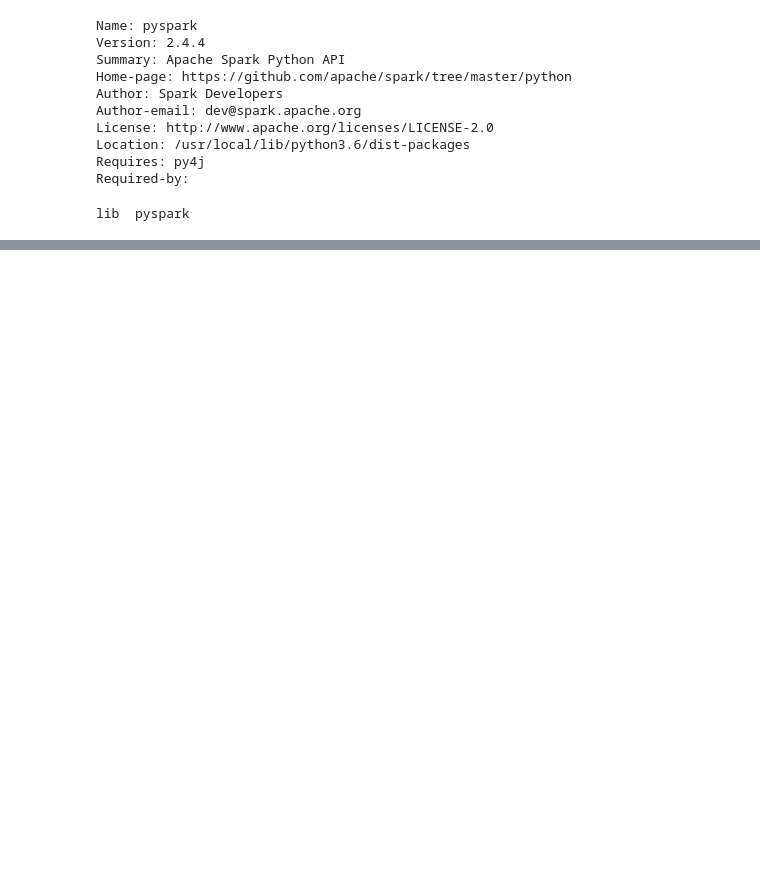
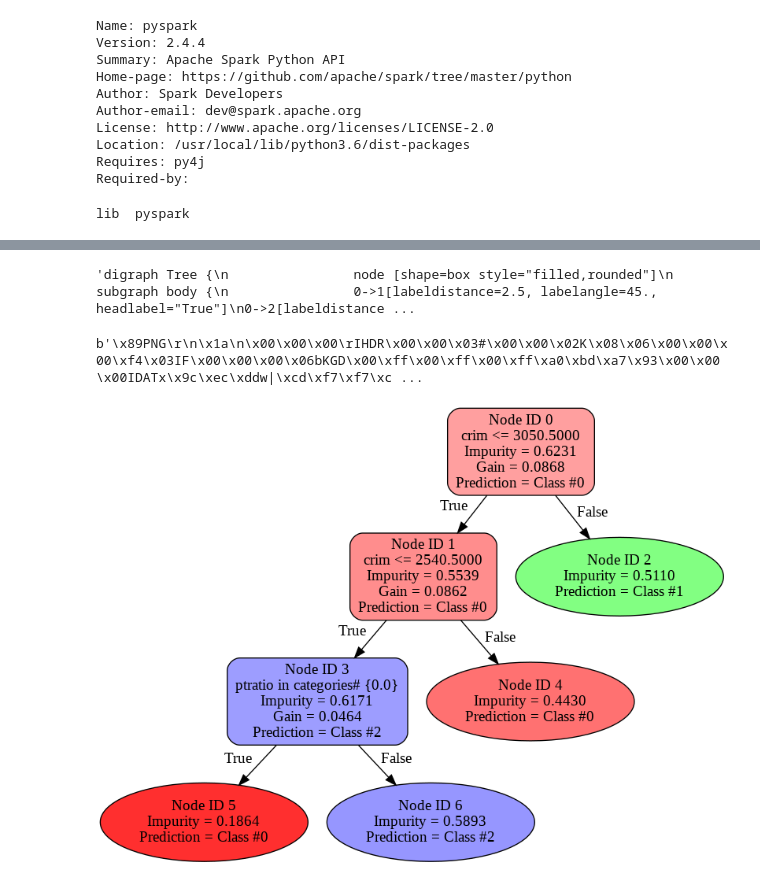
Before and after one commit to shravankumar147/tutorials, a Jupyter notebook: pyspark_on_colab.ipynb, the cells around one changed output, grey strips where cells are left out. Drawn from its saved outputs; the diff is of its cells as text; code cells hidden in the pictures; blank space fills up the shorter version.

```diff
--- a/pyspark_on_colab.ipynb
+++ b/pyspark_on_colab.ipynb
@@ -80,0 +884,55 @@ spark = SparkSession.builder.master("local[*]").getOrCreate()
+# %%
+num_classes = get_num_classes(tree_dict)
+color_brew = generate_color_brew(num_classes)
+node_list = []
+tree_dict_with_id = add_node_ids(tree_dict)
+filled=True
+roundedCorners = roundLeaves=True
+graph = relations_to_str(tree_dict_with_id,
+                            featureNames=inputCols,
+                            categoryNames=None,
+                            classNames=None,
+                            numClasses=num_classes,
+                            nodeList=node_list,
+                            filled=True,
+                            roundLeaves=True,
+                            color_brew=color_brew)
+node_properties = "\n".join(node_list)
+filled_and_rounded = []
+if filled:
+    filled_and_rounded.append("filled")
+if roundedCorners:
+    filled_and_rounded.append("rounded")
+dot_string = """digraph Tree {
+                node [shape=box style="%s"]
+                subgraph body {
+                %s
+                %s}
+                }""" % (",".join(filled_and_rounded), "".join(graph), node_properties)
+# %%
+dot_string
+# %% [output]
+'digraph Tree {\n                node [shape=box style="filled,rounded"]\n                subgraph body {\n                0->1[labeldistance=2.5, labelangle=45., headlabel="True"]\n0->2[labeldistance ...
+# %%
+try:
+    from pydot import graph_from_dot_data
+except ImportError:
+    raise ImportError(
+        "This function requires pydot3 dot be installed. You can easily install it with pip install pydot3"
+        )
+
+graph = graph_from_dot_data(dot_string)
+if type(graph) is list:
+    plot = graph[0].create_png()
+else:
+    plot = graph.create_png()
+# %%
+plot
+# %% [output]
+b'\x89PNG\r\n\x1a\n\x00\x00\x00\rIHDR\x00\x00\x03#\x00\x00\x02K\x08\x06\x00\x00\x00\xf4\x03IF\x00\x00\x00\x06bKGD\x00\xff\x00\xff\x00\xff\xa0\xbd\xa7\x93\x00\x00 \x00IDATx\x9c\xec\xddw|\xcd\xf7\xf7\xc ...
+# %%
+from IPython.display import Image
+
+Image(plot)
+# %% [output]
+[figure, added]
```
Also changed, not shown: parts of 38 cells of this notebook.
